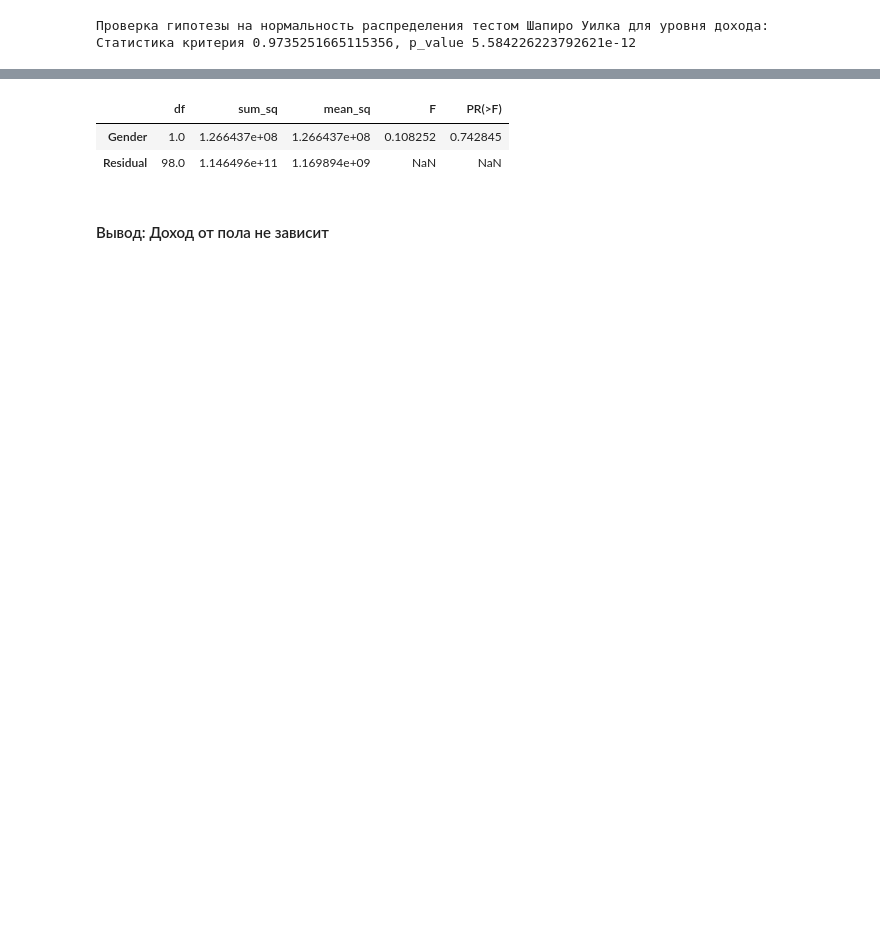
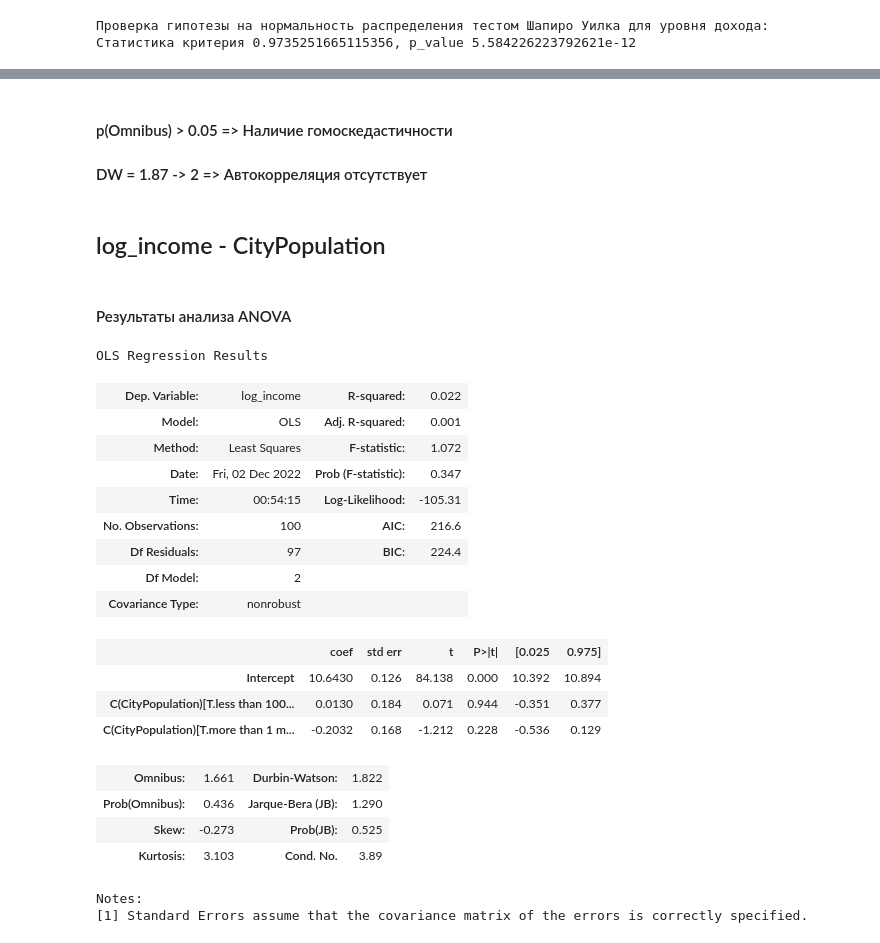
Before and after one commit to ForwardMoth/stdb_lab, a Jupyter notebook: lab5/lab5.ipynb, the cells around one changed output, grey strips where cells are left out. Saved outputs shown, nothing was run; the diff lists cells and outputs as text; code cells hidden in the pictures; blank space fills up the shorter version.

```diff
--- a/lab5/lab5.ipynb
+++ b/lab5/lab5.ipynb
@@ -229,9 +157,31 @@ Notes:
-# %%
-anova = sm.stats.anova_lm(model1, typ=1)
-anova
-# %% [output]
-|  | df | sum_sq | mean_sq | F | PR(>F) |
-| Gender | 1.0 | 1.266437e+08 | 1.266437e+08 | 0.108252 | 0.742845 |
-| Residual | 98.0 | 1.146496e+11 | 1.169894e+09 | NaN | NaN |
-# %% [markdown]
-#### Вывод: Доход от пола не зависит
+# %% [markdown]
+#### p(Omnibus) > 0.05 => Наличие гомоскедастичности
+#### DW = 1.87 -> 2 => Автокорреляция отсутствует
+# %% [markdown]
+## log_income - CityPopulation
+# %% [markdown]
+#### Результаты анализа ANOVA
+# %%
+model1 =  ols("log_income ~ C(CityPopulation)", df3).fit()
+model1.summary()
+# %% [output]
+OLS Regression Results
+| Dep. Variable: | log_income | R-squared: | 0.022 |
+| Model: | OLS | Adj. R-squared: | 0.001 |
+| Method: | Least Squares | F-statistic: | 1.072 |
+| Date: | Fri, 02 Dec 2022 | Prob (F-statistic): | 0.347 |
+| Time: | 00:54:15 | Log-Likelihood: | -105.31 |
+| No. Observations: | 100 | AIC: | 216.6 |
+| Df Residuals: | 97 | BIC: | 224.4 |
+| Df Model: | 2 |  |  |
+| Covariance Type: | nonrobust |  |  |
+|  | coef | std err | t | P>|t| | [0.025 | 0.975] |
+| Intercept | 10.6430 | 0.126 | 84.138 | 0.000 | 10.392 | 10.894 |
+| C(CityPopulation)[T.less than 100... | 0.0130 | 0.184 | 0.071 | 0.944 | -0.351 | 0.377 |
+| C(CityPopulation)[T.more than 1 m... | -0.2032 | 0.168 | -1.212 | 0.228 | -0.536 | 0.129 |
+| Omnibus: | 1.661 | Durbin-Watson: | 1.822 |
+| Prob(Omnibus): | 0.436 | Jarque-Bera (JB): | 1.290 |
+| Skew: | -0.273 | Prob(JB): | 0.525 |
+| Kurtosis: | 3.103 | Cond. No. | 3.89 |
+Notes:
+[1] Standard Errors assume that the covariance matrix of the errors is correctly specified.
```
Also changed, not shown: parts of 76 cells of this notebook.
